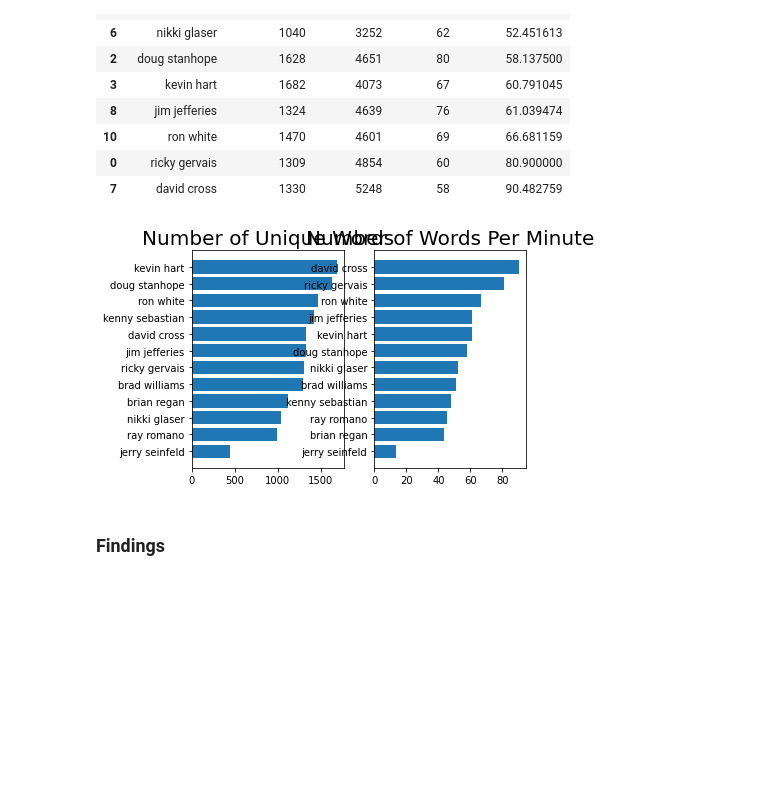
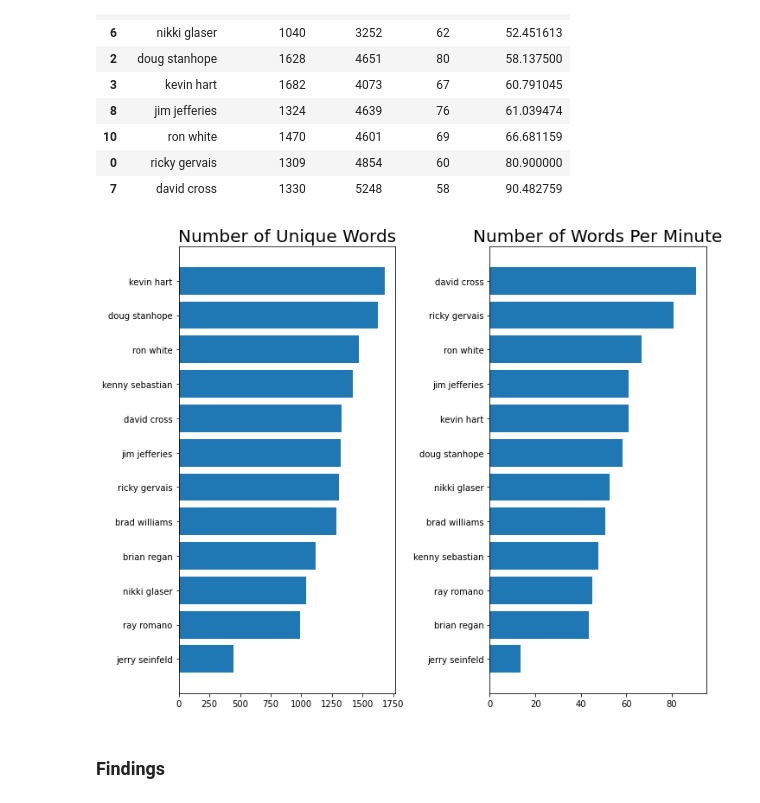
Before and after one commit to mohit-11011/NLP-Analysis, a Jupyter notebook: comedian analysis/Words_analysis.ipynb, the cells around one changed output. Saved outputs shown, nothing was run; the diff lists cells and outputs as text; code cells hidden in the pictures; blank space fills up the shorter version.

```diff
--- a/comedian analysis/Words_analysis.ipynb
+++ b/comedian analysis/Words_analysis.ipynb
@@ -353,27 +353,28 @@ data_wpm_sort
 # %%
 # Let's plot our findings
 import numpy as np
 
 y_pos = np.arange(len(data_words))
 
 plt.subplot(1, 2, 1)
 plt.barh(y_pos, data_unique_sort.unique_words, align='center')
 plt.yticks(y_pos, data_unique_sort.comedian)
 plt.title('Number of Unique Words', fontsize=20)
 
 plt.subplot(1, 2, 2)
 plt.barh(y_pos, data_wpm_sort.words_per_minute, align='center')
 plt.yticks(y_pos, data_wpm_sort.comedian)
 plt.title('Number of Words Per Minute', fontsize=20)
+plt.tight_layout()
 file_name = "words.png"  # Specify the desired file name and extension
 fig = plt.gcf()  # Get the current figure
 fig.set_facecolor('white')
 file_path = os.path.join(folder_name, file_name)
 plt.savefig(file_path)
 
 plt.show()
 # %% [output]
-[figure, old version]
+[figure, new version]
 # %% [markdown]
 ### Findings
 # %% [markdown]
```
Also changed, not shown: 4 other files.
